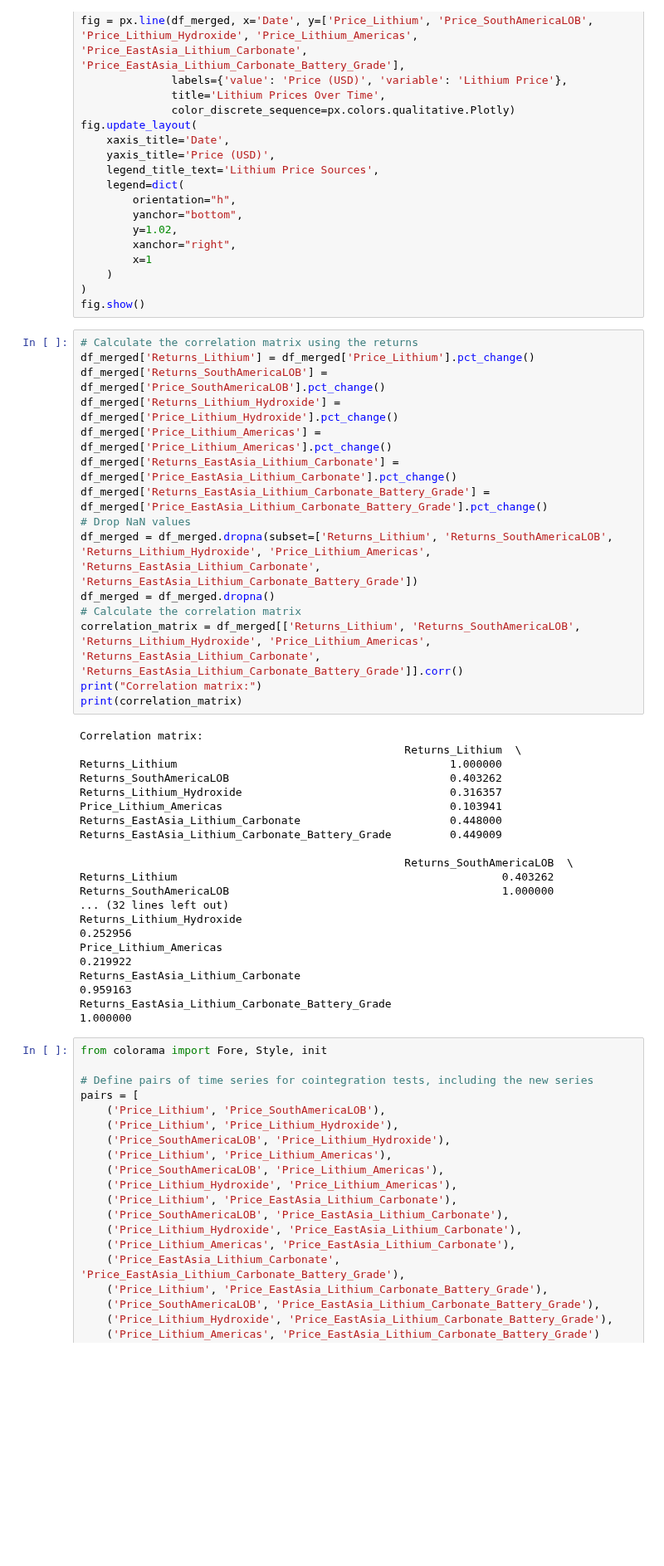
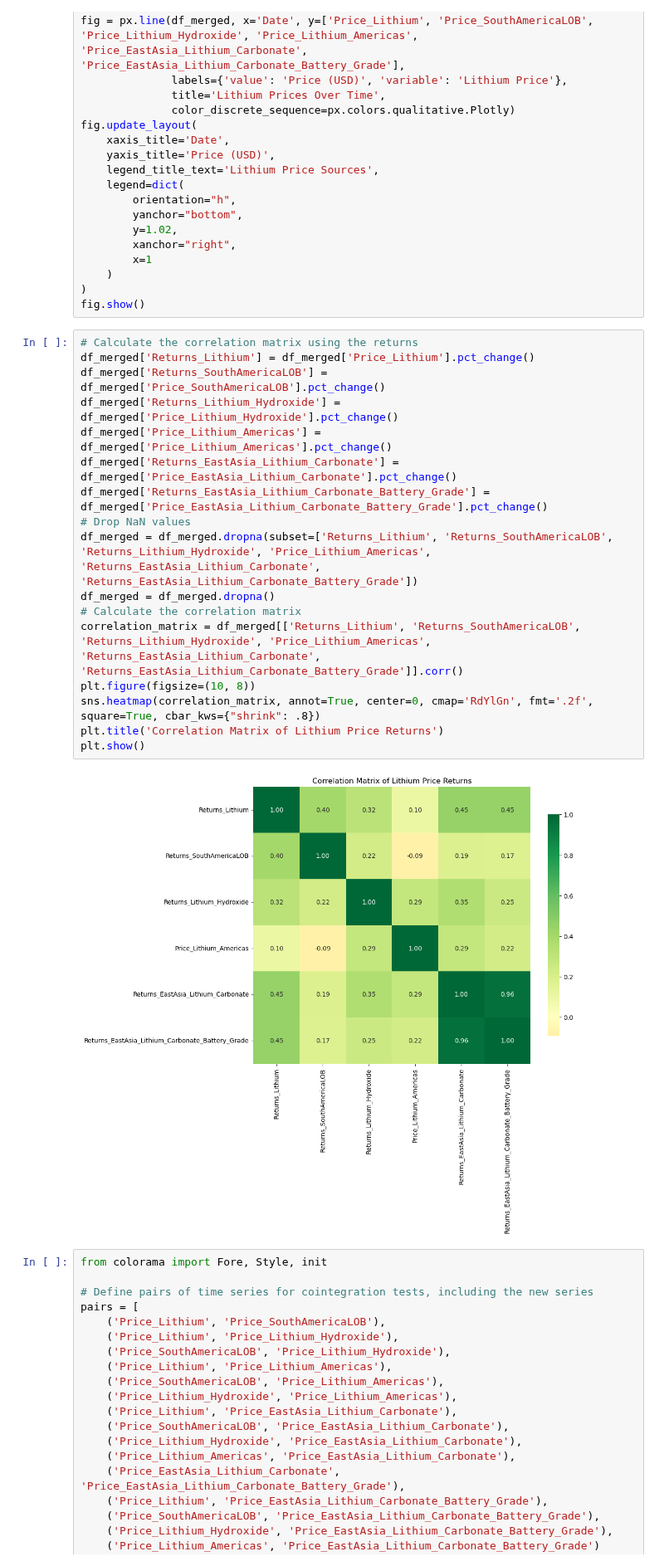
Before and after one commit to Doosheck/metals, a Jupyter notebook: data_overview.ipynb, the cells around one changed output. Shown at 83% size. Saved outputs shown, nothing was run; the diff lists cells and outputs as text; blank space fills up the shorter version.

```diff
--- a/data_overview.ipynb
+++ b/data_overview.ipynb
@@ -142,36 +142,22 @@ fig.show()
 # %%
 # Calculate the correlation matrix using the returns
 df_merged['Returns_Lithium'] = df_merged['Price_Lithium'].pct_change()
 df_merged['Returns_SouthAmericaLOB'] = df_merged['Price_SouthAmericaLOB'].pct_change()
 df_merged['Returns_Lithium_Hydroxide'] = df_merged['Price_Lithium_Hydroxide'].pct_change()
 df_merged['Price_Lithium_Americas'] = df_merged['Price_Lithium_Americas'].pct_change()
 df_merged['Returns_EastAsia_Lithium_Carbonate'] = df_merged['Price_EastAsia_Lithium_Carbonate'].pct_change()
 df_merged['Returns_EastAsia_Lithium_Carbonate_Battery_Grade'] = df_merged['Price_EastAsia_Lithium_Carbonate_Battery_Grade'].pct_change()
 # Drop NaN values
 df_merged = df_merged.dropna(subset=['Returns_Lithium', 'Returns_SouthAmericaLOB', 'Returns_Lithium_Hydroxide', 'Price_Lithium_Americas', 'Returns_EastAsia_Lithium_Carbonate', 'Returns_EastAsia_Lithium_Carbonate_Battery_Grade'])
 df_merged = df_merged.dropna()
 # Calculate the correlation matrix
 correlation_matrix = df_merged[['Returns_Lithium', 'Returns_SouthAmericaLOB', 'Returns_Lithium_Hydroxide', 'Price_Lithium_Americas', 'Returns_EastAsia_Lithium_Carbonate', 'Returns_EastAsia_Lithium_Carbonate_Battery_Grade']].corr()
-print("Correlation matrix:")
-print(correlation_matrix)
+plt.figure(figsize=(10, 8))
+sns.heatmap(correlation_matrix, annot=True, center=0, cmap='RdYlGn', fmt='.2f', square=True, cbar_kws={"shrink": .8})
+plt.title('Correlation Matrix of Lithium Price Returns')
+plt.show()
 # %% [output]
-Correlation matrix:
-                                                  Returns_Lithium  \
-Returns_Lithium                                          1.000000
-Returns_SouthAmericaLOB                                  0.403262
-Returns_Lithium_Hydroxide                                0.316357
-Price_Lithium_Americas                                   0.103941
-Returns_EastAsia_Lithium_Carbonate                       0.448000
-Returns_EastAsia_Lithium_Carbonate_Battery_Grade         0.449009
-
-                                                  Returns_SouthAmericaLOB  \
-Returns_Lithium                                                  0.403262
-Returns_SouthAmericaLOB                                          1.000000
-... (32 lines left out)
-Returns_Lithium_Hydroxide                                                                 0.252956
-Price_Lithium_Americas                                                                    0.219922
-Returns_EastAsia_Lithium_Carbonate                                                        0.959163
-Returns_EastAsia_Lithium_Carbonate_Battery_Grade                                          1.000000
+[figure, added]
 # %%
 from colorama import Fore, Style, init
 
```
Also changed, not shown: parts of 12 cells of this notebook.
